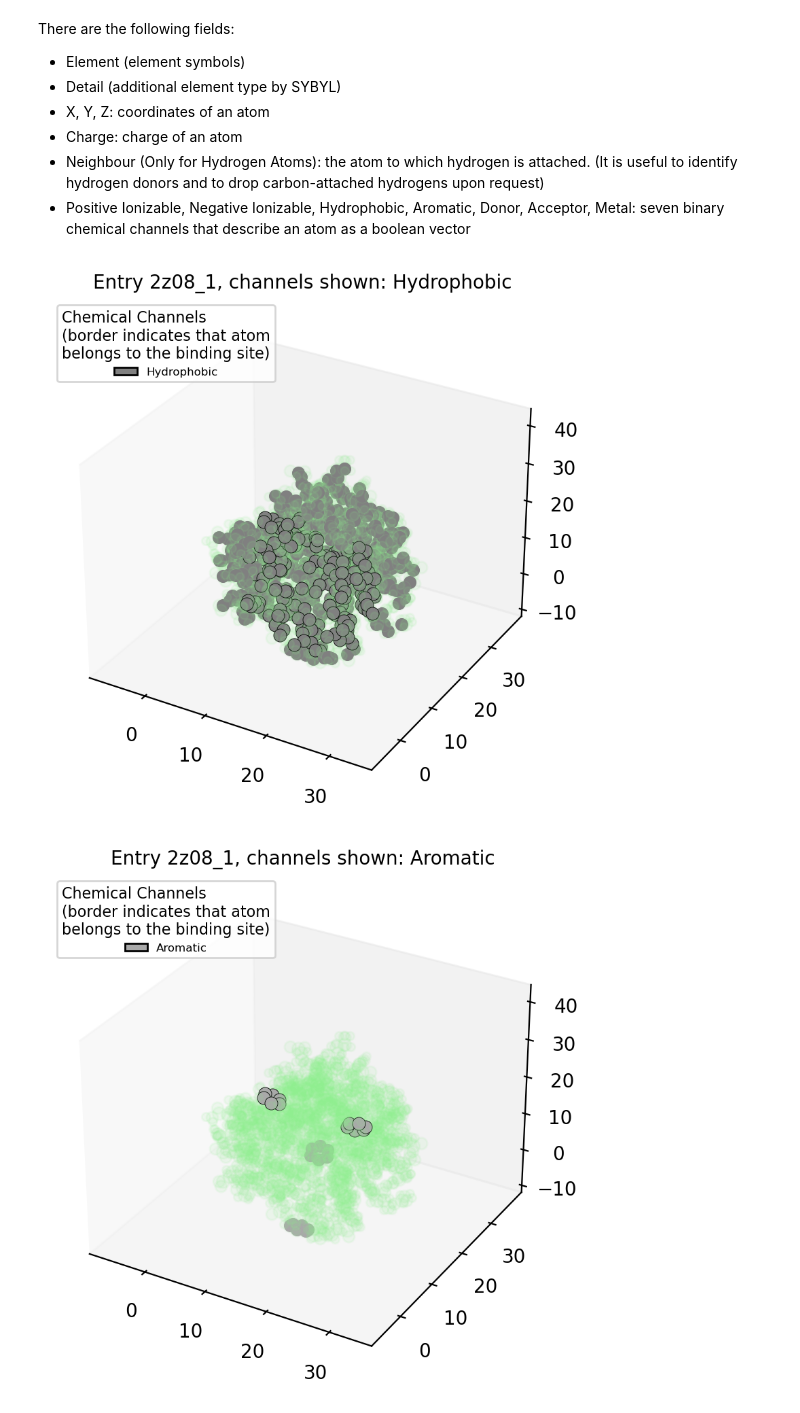
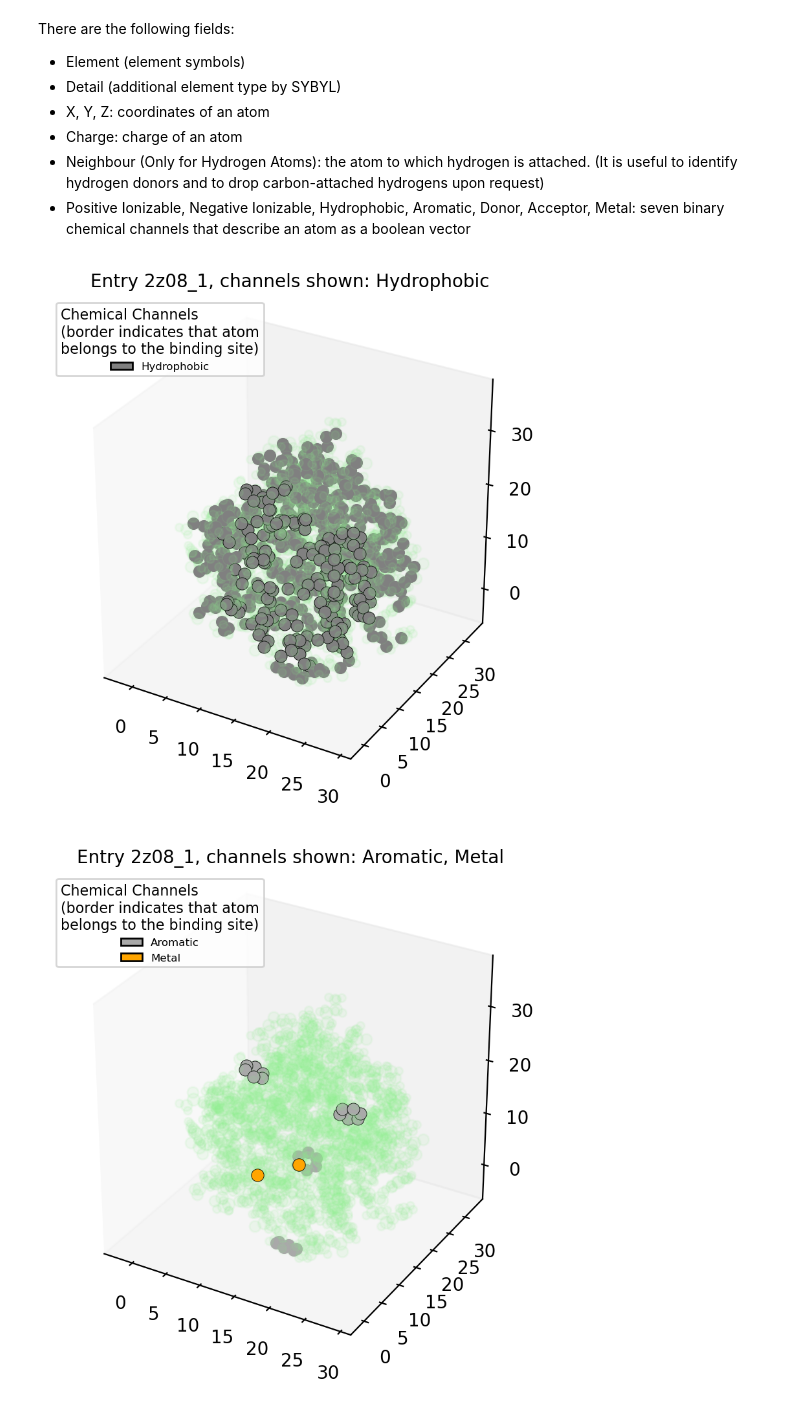
Before and after one commit to AskarAbdullaev/Binding_Sites, a Jupyter notebook: load_and_process.ipynb, the cells around one changed output. Saved outputs shown, nothing was run; the diff lists cells and outputs as text; code cells hidden in the pictures.

```diff
--- a/load_and_process.ipynb
+++ b/load_and_process.ipynb
@@ -342,8 +361,13 @@ There are the following fields:
 - Neighbour (Only for Hydrogen Atoms): the atom to which hydrogen is attached. (It is useful to identify hydrogen donors and to drop carbon-attached hydrogens upon request)
 - Positive Ionizable, Negative Ionizable, Hydrophobic, Aromatic, Donor, Acceptor, Metal: seven binary chemical channels that describe an atom as a boolean vector
 # %%
-for channel in [['Hydrophobic'], ['Aromatic'], ['Donor', 'Positive Ionizable'], ['Acceptor', 'Negative Ionizable'], [ 'Metal']]:
-    visualize_channels('2z08_1', channels=channel, dpi=200)
+for i, channel in enumerate([['Hydrophobic'], ['Aromatic', 'Metal'], ['Donor', 'Positive Ionizable'], ['Acceptor', 'Negative Ionizable']]):
+    visualize_channels('2z08_1',
+                       channels=channel,
+                       dpi=200,
+                       title=True,
+                       save=None,
+                       zoom=0)
 # %% [output]
-[figure, old version]
+[figure, new version]
-[figure, old version]
+[figure, new version]
```
Also changed, not shown: parts of 10 cells of this notebook.
